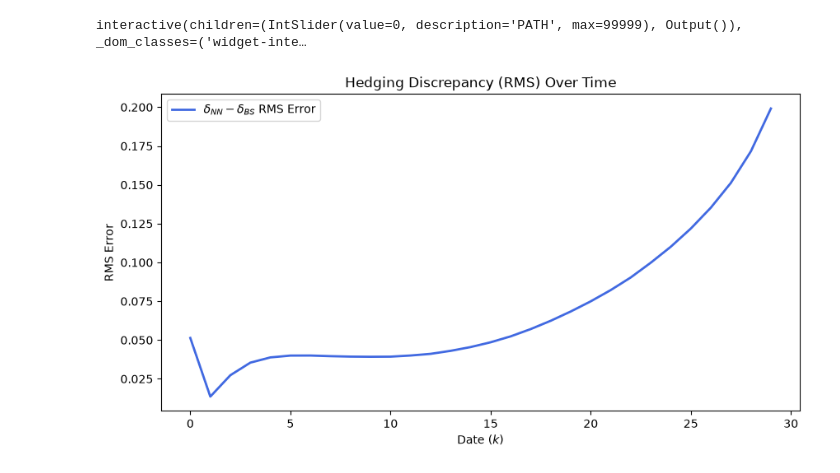
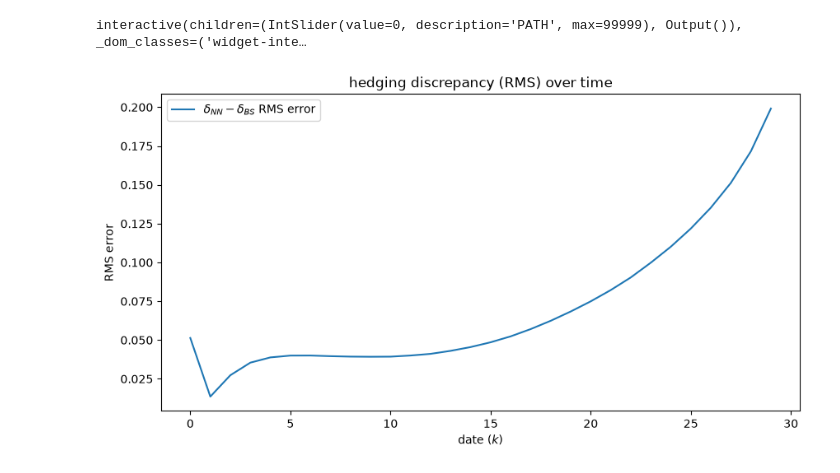
Before and after one commit to AnesABDOU/DeepHedging, a Jupyter notebook: notebooks/nn_res_analysis.ipynb, the cells around one changed output. Saved outputs shown, nothing was run; the diff lists cells and outputs as text; code cells hidden in the pictures.

```diff
--- a/notebooks/nn_res_analysis.ipynb
+++ b/notebooks/nn_res_analysis.ipynb
@@ -197,6 +197,10 @@ seems like the NN learnt the optimal constant hedge first, the NN was ignoring S
 # check rho_nn >= bs_price - 3 std
 
 # For entropic nn
+
+n_hidden = config["network"]["n_hidden"]
+n_layers = config["network"]["n_layers"]
+
 
 bs_delta = bs_hedge_policy(S=test_S, K=K, T=T, t=test_t, sigma=sigma)[:,:-1,:]
 
@@ -292,16 +297,17 @@ interactive(children=(IntSlider(value=0, description='PATH', max=99999), Output(
 # %%
 # we calculate the RMS of nn_delta - bs_delta at each timestep k:
 
 delta_diff = nn_delta - bs_delta
 
 rms_k = torch.sqrt(torch.mean(delta_diff ** 2, dim=0))
 
 plt.figure(figsize=(10, 5))
-plt.plot(rms_k, label=r"$\delta_{NN} - \delta_{BS}$ RMS Error", color="royalblue", lw=2)
-plt.title("Hedging Discrepancy (RMS) Over Time")
-plt.xlabel("Date ($k$)")
-plt.ylabel("RMS Error")
+plt.plot(rms_k, label=r"$\delta_{NN} - \delta_{BS}$ RMS error")
+plt.title("hedging discrepancy (RMS) over time")
+plt.xlabel("date ($k$)")
+plt.ylabel("RMS error")
 plt.legend()
 plt.show()
+fig.savefig("results/first_run_results/RMS_over_option_life.png", dpi=150, bbox_inches="tight")
 # %% [output]
-[figure, old version]
+[figure, new version]
```
Also changed, not shown: parts of 5 cells of this notebook, 3 other files.
